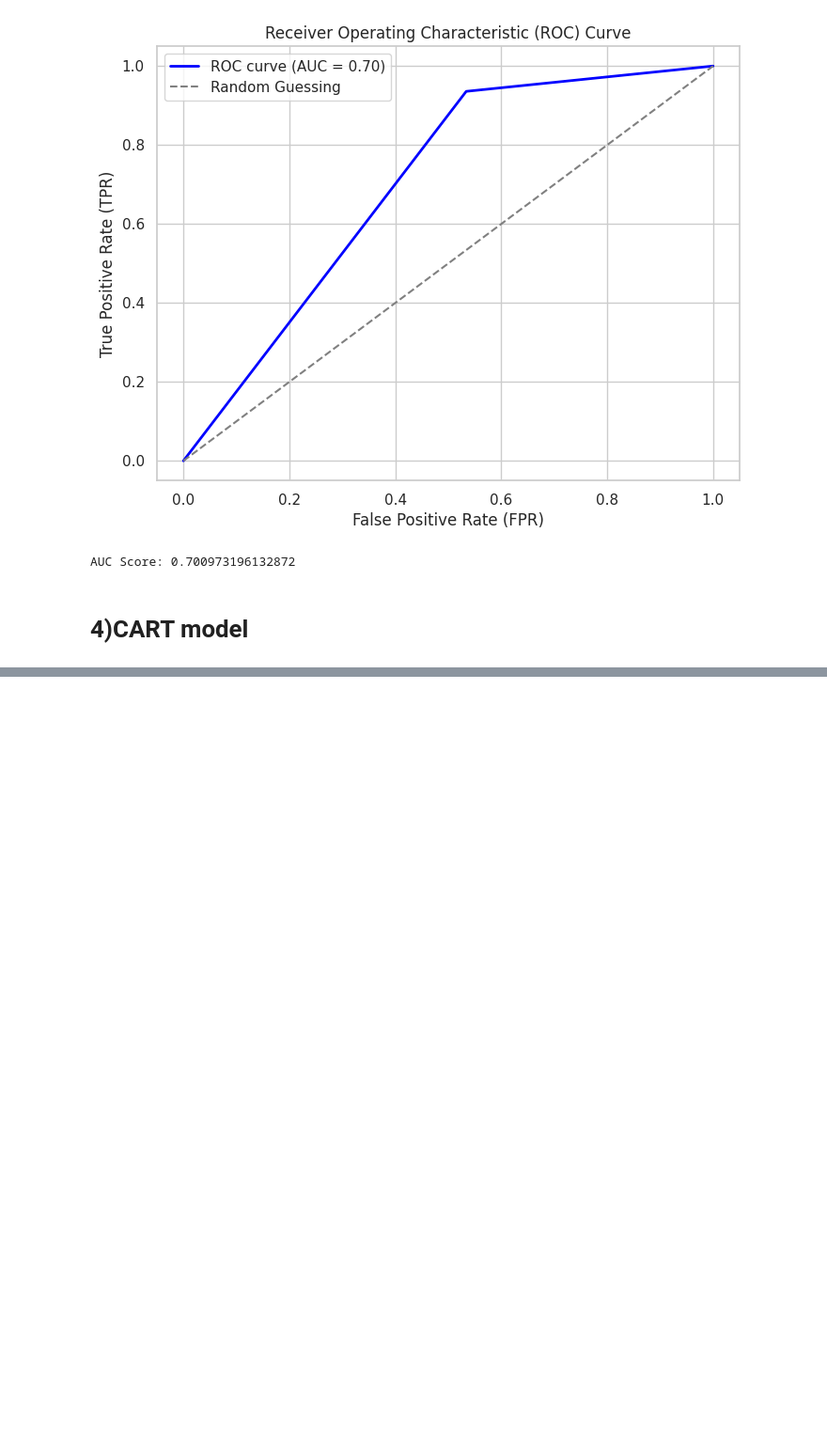
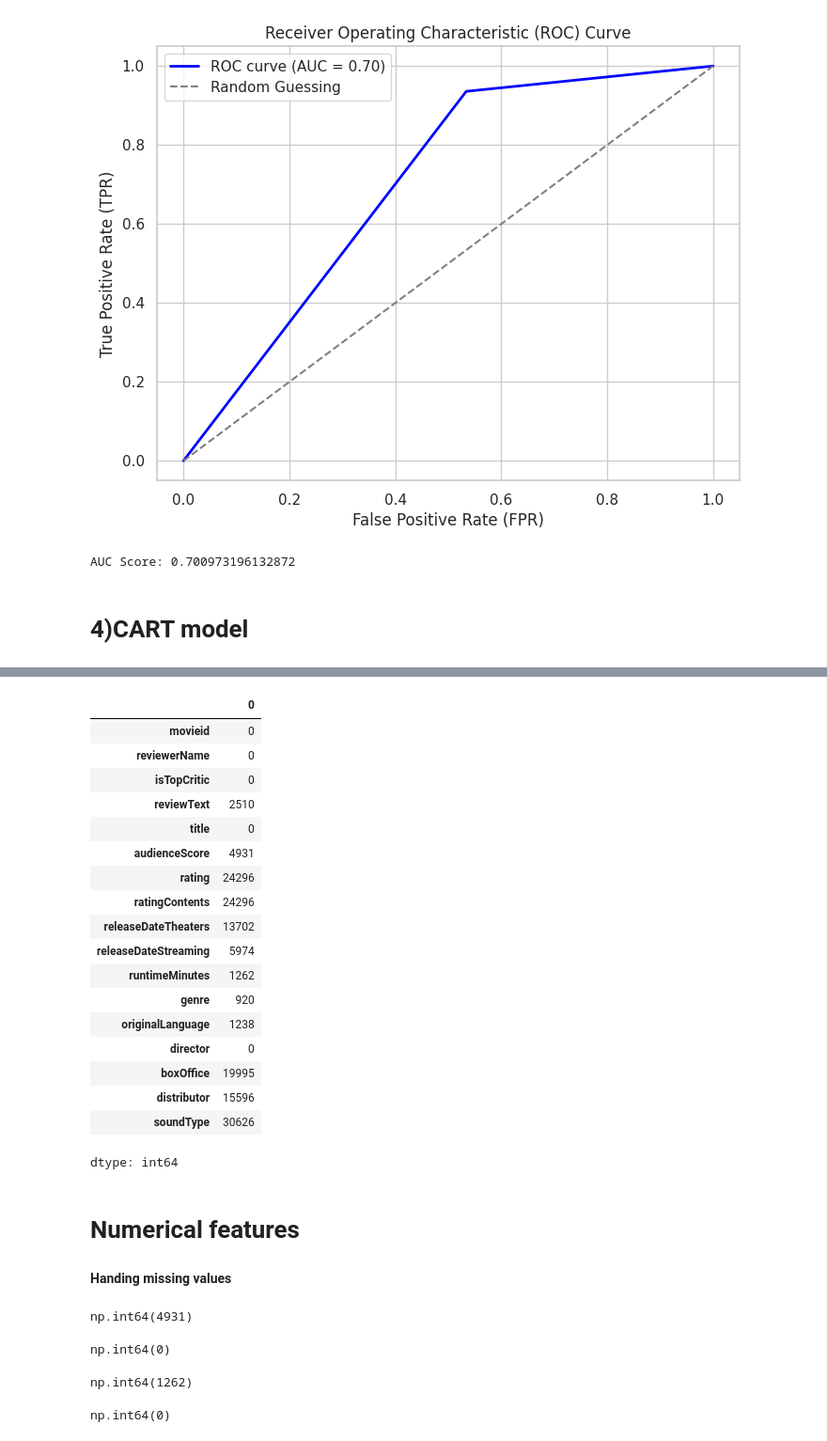
Before and after one commit to madhurasharan/Sentimental-Analysis-on-movie-reviews, a Jupyter notebook: Sentimental_analysis.ipynb, the cells around one changed output, grey strips where cells are left out. Shown: that part at 94% size. Drawn from its saved outputs; the diff is of its cells as text; code cells hidden in the pictures; blank space fills up the shorter version.

```diff
--- a/Sentimental_analysis.ipynb
+++ b/Sentimental_analysis.ipynb
@@ -904,0 +1014,46 @@ print("Classification Report:\n", class_report)
+# %%
+test_data.isnull().sum()
+# %% [output]
+|  | 0 |
+| movieid | 0 |
+| reviewerName | 0 |
+| isTopCritic | 0 |
+| reviewText | 2510 |
+| title | 0 |
+| audienceScore | 4931 |
+| rating | 24296 |
+| ratingContents | 24296 |
+| releaseDateTheaters | 13702 |
+| releaseDateStreaming | 5974 |
+| runtimeMinutes | 1262 |
+| genre | 920 |
+| originalLanguage | 1238 |
+| director | 0 |
+| boxOffice | 19995 |
+| distributor | 15596 |
+| soundType | 30626 |
+dtype: int64
+# %% [markdown]
+# Numerical features
+# %% [markdown]
+**Handing missing values**
+# %%
+test_data['audienceScore']=test_data['audienceScore']
+test_data['audienceScore'].isnull().sum()
+# %% [output]
+np.int64(4931)
+# %%
+test_data['audienceScore']=test_data['audienceScore'].fillna(test_data['audienceScore'].mean())
+test_data['audienceScore'].isnull().sum()
+# %% [output]
+np.int64(0)
+# %%
+test_data['runtimeMinutes']=test_data['runtimeMinutes']
+test_data['runtimeMinutes'].isnull().sum()
+# %% [output]
+np.int64(1262)
+# %%
+test_data['runtimeMinutes']=test_data['runtimeMinutes'].fillna(test_data['runtimeMinutes'].mean())
+test_data['runtimeMinutes'].isnull().sum()
+# %% [output]
+np.int64(0)
```
Also changed, not shown: parts of 21 cells of this notebook.
